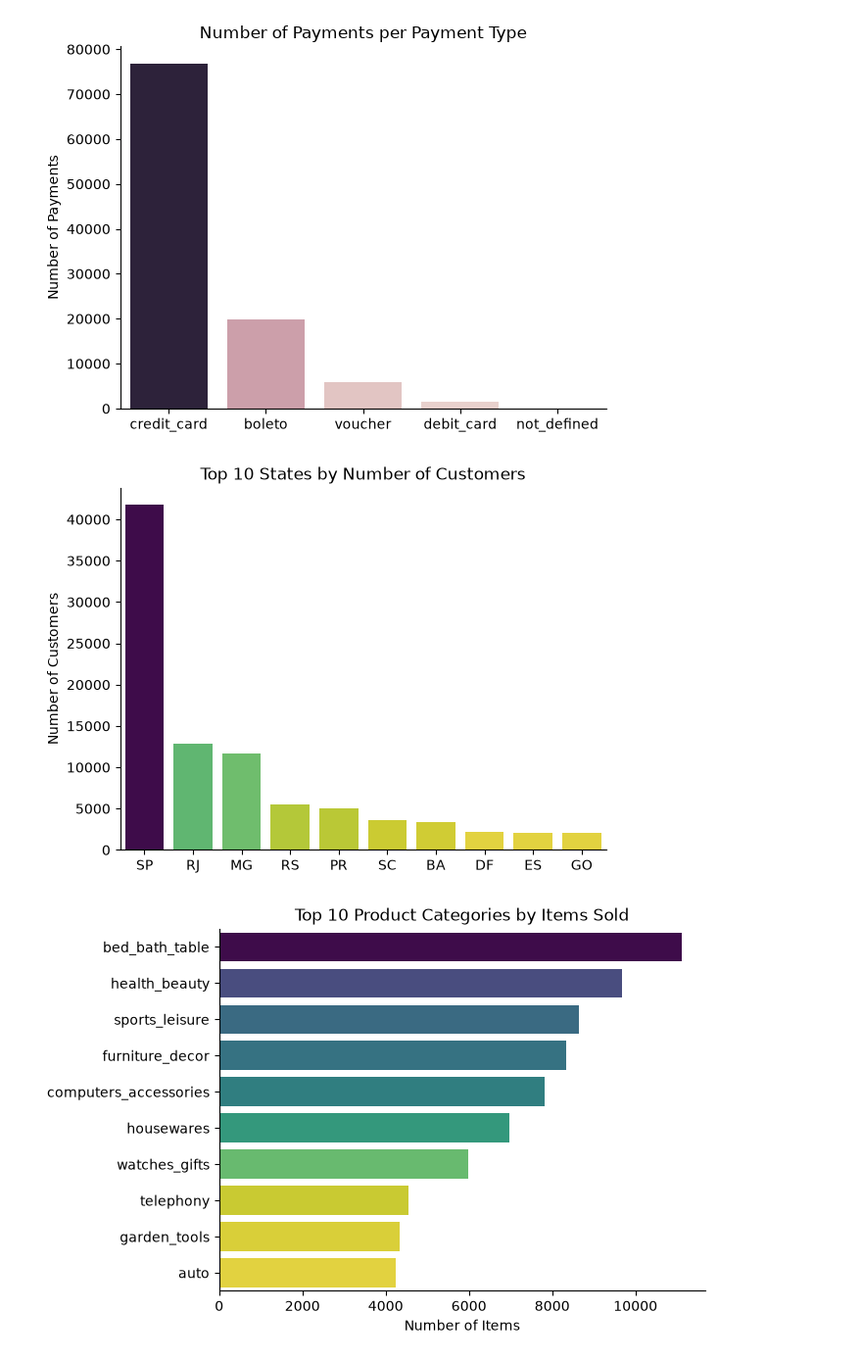
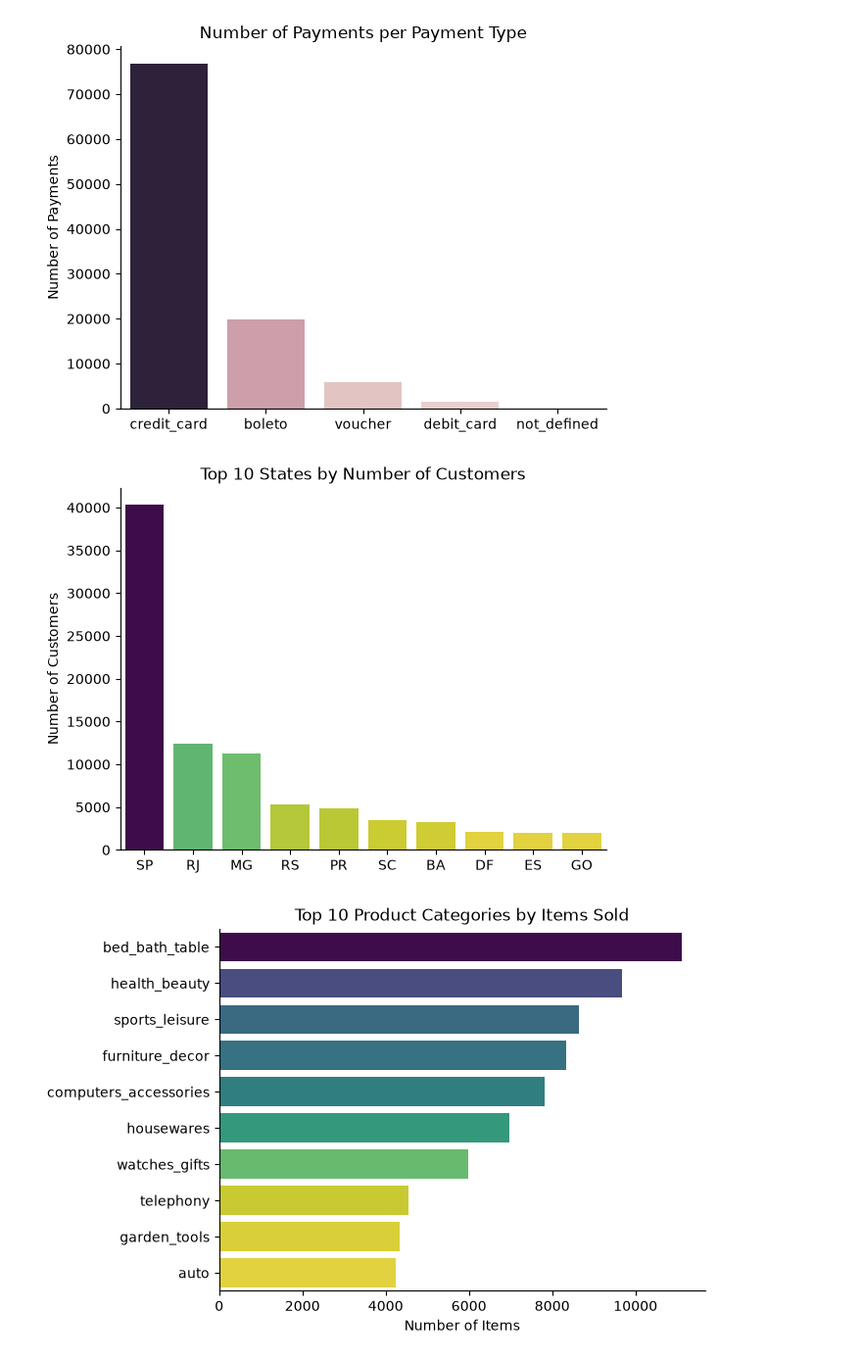
Before and after one commit to kristinamakarin/Olist_Ecommerce_Analysis, a Jupyter notebook: project_python/1_EDA_intro.ipynb, the cells around one changed output. Shown at 98% size. Cells and saved outputs as stored; diff of their text form; code cells hidden in the pictures.

Commit message:
Update README and fix: change aggregation from size() to nunique()

```diff
--- a/project_python/1_EDA_intro.ipynb
+++ b/project_python/1_EDA_intro.ipynb
@@ -157,17 +157,17 @@ plt.show()
 # %%
 # Question: Which states have the most customers (Top 10)?
 
-df_plot = customers.groupby('customer_state')['customer_unique_id'].size().sort_values(ascending=False).to_frame().head(10)
+df_plot = customers.groupby('customer_state')['customer_unique_id'].nunique().sort_values(ascending=False).to_frame().head(10)
 
 sns.barplot(data=df_plot, x='customer_state', y='customer_unique_id', hue='customer_unique_id', palette='viridis_r', legend=False)
 plt.title('Top 10 States by Number of Customers')
 plt.xlabel('')
 plt.ylabel('Number of Customers')
 sns.despine()
 plt.savefig('images/top_10_states.png')
 plt.show()
 # %% [output]
-[figure, old version]
+[figure, new version]
 # %%
 # Question: Which product categories sell the most items?
 # Join order items with products and the English category names.
```
Also changed, not shown: parts of 2 cells of this notebook, 3 other files.
